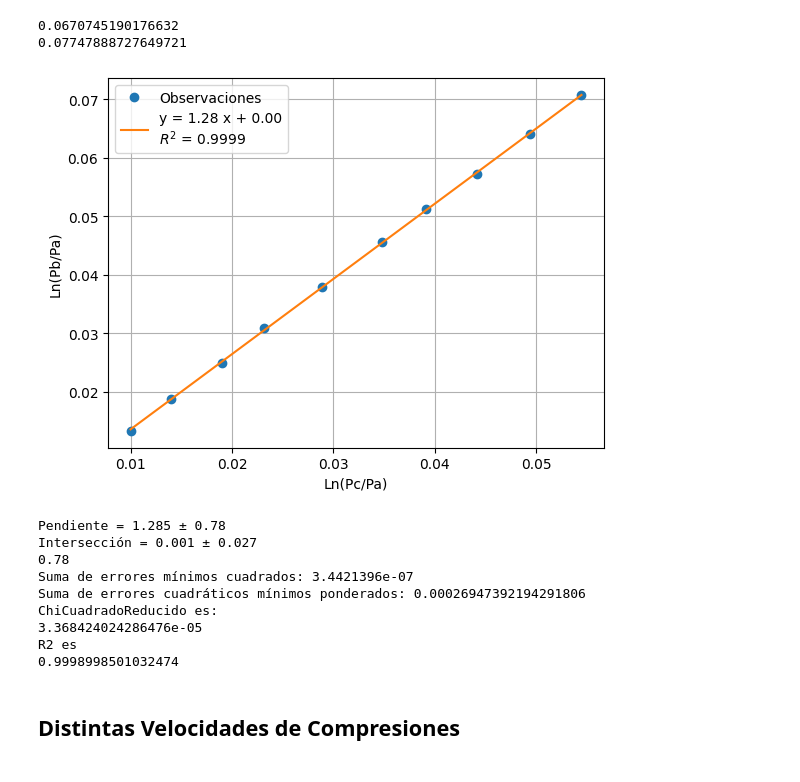
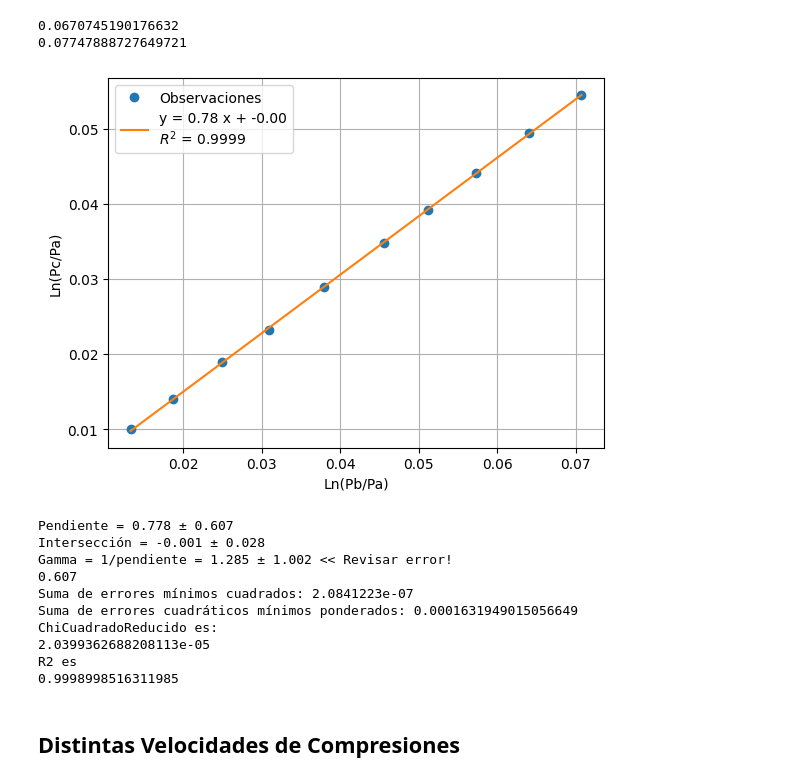
Before and after one commit to LecJackS/Mecanica-y-Termodinamica-2024-1C, a Jupyter notebook: Laboratorios/Labo06-07/Labo04.ipynb, the cells around one changed output. Cells and saved outputs as stored; diff of their text form; code cells hidden in the pictures.

```diff
--- a/Laboratorios/Labo06-07/Labo04.ipynb
+++ b/Laboratorios/Labo06-07/Labo04.ipynb
@@ -214,9 +214,9 @@ print(np.sqrt((1/pc * epc)**2)+(1/pa*epa)**2/np.log(pc/pa)) ## es más grande el
 x=[]
 y=[]
 error = []
-for pa,pb,pc,epa,epb,epc in datos:
-    x.append(np.log(pc/pa))
-    y.append( np.log(pb/pa))
+for pa, pb, pc, epa, epb, epc in datos:
+    x.append(np.log(pb/pa))
+    y.append(np.log(pc/pa))
     error.append(np.sqrt((1/pb * epb)**2)+(1/pa*epa)**2)   ##propagación de error
 
 ## F = ln(pb/ba)
@@ -243,8 +243,8 @@ plt.plot(variableX, variableY, 'o', label='Observaciones')
 plt.plot(variableX, lineal(variableX, pendiente, interseccion), label=f"y = {pendiente:.2f} x + {interseccion:.2f}\n"+r"$R^2$"+f" = {R2:.4f}")
 
 # Etiquetas de los ejes
-plt.xlabel("Ln(Pc/Pa)")
-plt.ylabel("Ln(Pb/Pa)")
+plt.xlabel("Ln(Pb/Pa)")
+plt.ylabel("Ln(Pc/Pa)")
 plt.legend()
 plt.grid()
 plt.show()
@@ -253,6 +253,7 @@ plt.show()
 print(f"Pendiente = {round(pendiente, 3)} ± {round(error_pendiente, 3)}")
 print(f"Intersección = {round(interseccion, 3)} ± {round(error_interseccion, 3)}")
 
+print(f"Gamma = 1/pendiente = {round(1/pendiente, 3)} ± {round(error_pendiente / pendiente**2, 3)} << Revisar error!")
 print(round(error_pendiente, 3))
 
 
@@ -260,43 +261,44 @@ print(round(error_pendiente, 3))
 valores_ajustados = lineal(variableX, pendiente, interseccion)
 
 # Calcular la suma de errores mínimos cuadrados
 suma_errores_cuadrados = np.sum((valores_ajustados - variableY)**2)
 
 print("Suma de errores mínimos cuadrados:", suma_errores_cuadrados)
 
 
 
 # Calcular los residuos ponderados
 residuos_ponderados = (variableY - valores_ajustados) / incertidumbre_variableY
 
 # Calcular la suma de errores cuadráticos mínimos ponderados
 suma_errores_ponderados_cuadrados = np.sum(residuos_ponderados**2)
 
 print("Suma de errores cuadráticos mínimos ponderados:", suma_errores_ponderados_cuadrados)
 
 
 
 #Ahora tengo que calcular el chi cuadrado reducido que sería exactamente lo mismo pero divido 8
 # Ya que tengo 10 grados de libertad y 2 números de parámetros
 
 chiCuadradoReducido = suma_errores_ponderados_cuadrados/8
 
 print("ChiCuadradoReducido es:")
 print(chiCuadradoReducido)
 
 print("R2 es")
 print(R2)
 # %% [output]
-[figure, old version]
+[figure, new version]
-Pendiente = 1.285 ± 0.78
-Intersección = 0.001 ± 0.027
-0.78
-Suma de errores mínimos cuadrados: 3.4421396e-07
-Suma de errores cuadráticos mínimos ponderados: 0.00026947392194291806
+Pendiente = 0.778 ± 0.607
+Intersección = -0.001 ± 0.028
+Gamma = 1/pendiente = 1.285 ± 1.002 << Revisar error!
+0.607
+Suma de errores mínimos cuadrados: 2.0841223e-07
+Suma de errores cuadráticos mínimos ponderados: 0.0001631949015056649
 ChiCuadradoReducido es:
-3.368424024286476e-05
+2.0399362688208113e-05
 R2 es
-0.9998998501032474
+0.9998998516311985
 # %% [markdown]
 ## Distintas Velocidades de Compresiones
 # %%
```
